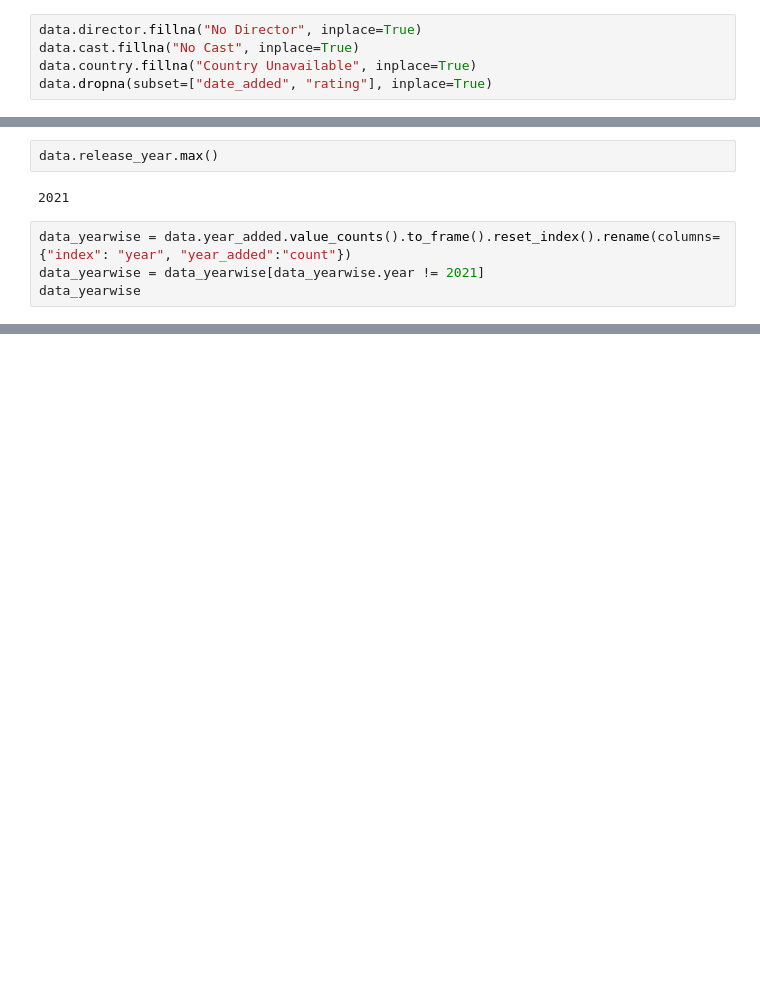
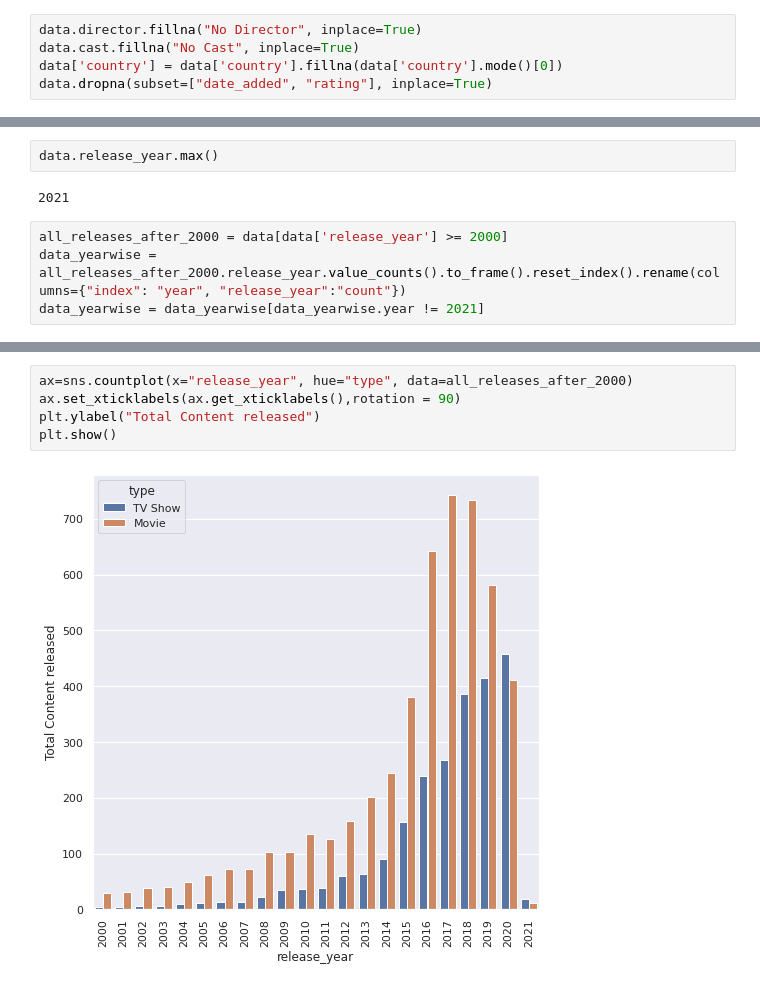
Before and after one commit to anasabbad/Netflix-Movies-and-TV-Shows-Clustering, a Jupyter notebook: NETFLIX_MOVIES_AND_TV_SHOWS_CLUSTERING.ipynb, the cells around one changed output, grey strips where cells are left out. Cells and saved outputs as stored; diff of their text form; blank space fills up the shorter version.

```diff
--- a/NETFLIX_MOVIES_AND_TV_SHOWS_CLUSTERING.ipynb
+++ b/NETFLIX_MOVIES_AND_TV_SHOWS_CLUSTERING.ipynb
@@ -177,7 +177,7 @@ dtype: int64
 # %%
 data.director.fillna("No Director", inplace=True)
 data.cast.fillna("No Cast", inplace=True)
-data.country.fillna("Country Unavailable", inplace=True)
+data['country'] = data['country'].fillna(data['country'].mode()[0])
 data.dropna(subset=["date_added", "rating"], inplace=True)
 # %%
 data.isnull().any()
@@ -226,6 +240,6 @@ data.release_year.max()
 # %% [output]
 2021
 # %%
-data_yearwise = data.year_added.value_counts().to_frame().reset_index().rename(columns={"index": "year", "year_added":"count"})
+all_releases_after_2000 = data[data['release_year'] >= 2000]
+data_yearwise = all_releases_after_2000.release_year.value_counts().to_frame().reset_index().rename(columns={"index": "year", "release_year":"count"})
 data_yearwise = data_yearwise[data_yearwise.year != 2021]
-data_yearwise
@@ -246,2 +268,9 @@ AttributeError: ignored
+# %%
+ax=sns.countplot(x="release_year", hue="type", data=all_releases_after_2000)
+ax.set_xticklabels(ax.get_xticklabels(),rotation = 90)
+plt.ylabel("Total Content released")
+plt.show()
+# %% [output]
+[figure, added]
 # %%
 fig, ax = plt.subplots(figsize=(13, 7))
```
Also changed, not shown: parts of 43 cells of this notebook.
